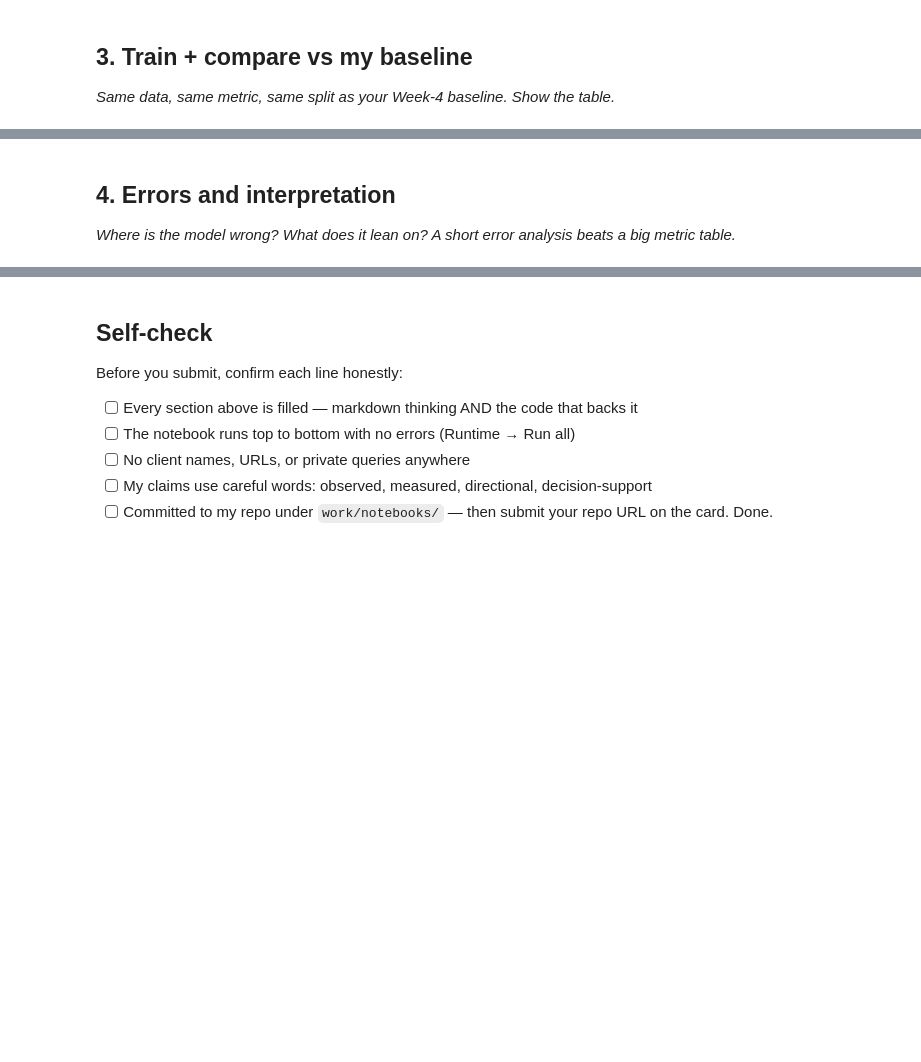
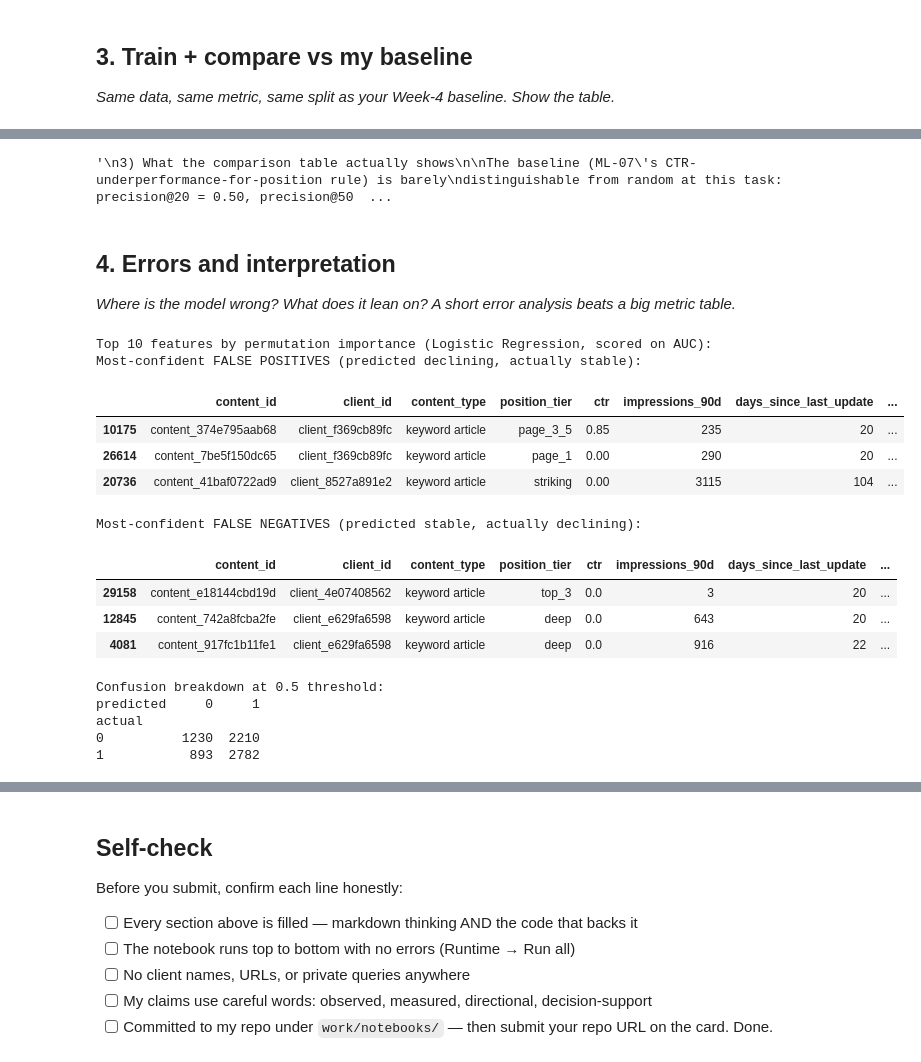
Before and after one commit to reetuparabat/flyrank-ml-internship, a Jupyter notebook: work/notebooks/w05_model.ipynb, the cells around one changed output, grey strips where cells are left out. Cells and saved outputs as stored; diff of their text form; code cells hidden in the pictures; blank space fills up the shorter version.

```diff
--- a/work/notebooks/w05_model.ipynb
+++ b/work/notebooks/w05_model.ipynb
@@ -14,3 +44,18 @@ This skeleton is yours to fill. Work the sections **in order** — each one has
 ## 2. Split design
 
 *Grouped by client? Time-aware? Say why this split is honest for your question.*
+# %%
+gss = GroupShuffleSplit(n_splits=1, test_size=0.25, random_state=RANDOM_SEED)
+train_idx, test_idx = next(gss.split(df, groups=df['client_id']))
+train_df = df.iloc[train_idx].copy()
+test_df = df.iloc[test_idx].copy()
+
+train_clients = set(train_df['client_id'])
+test_clients = set(test_df['client_id'])
+overlap = train_clients & test_clients
+
+print(f'Train: {len(train_df):,} rows, {train_df["client_id"].nunique()} clients')
+print(f'Test:  {len(test_df):,} rows, {test_df["client_id"].nunique()} clients')
+print(f'Client overlap between train/test: {len(overlap)} (must be 0)')
+print(f'Train decline rate: {train_df["is_declining_label"].mean():.4f} | '
+      f'Test decline rate: {test_df["is_declining_label"].mean():.4f}')
@@ -21,4 +188,67 @@ This skeleton is yours to fill. Work the sections **in order** — each one has
+# %%
+"""
+3) What the comparison table actually shows
+
+The baseline (ML-07's CTR-underperformance-for-position rule) is barely
+distinguishable from random at this task: precision@20 = 0.50, precision@50 =
+0.50, precision@100 = 0.46 -- all at or BELOW the 0.517 base rate, and its
+ROC-AUC (0.508) is essentially a coin flip. That is not a modeling failure,
+it's an honest finding: the baseline was built to rank "CTR-fix opportunity,"
+a different target than "is this page declining." It was never designed to
+predict decline, so of course it doesn't -- and precision@K makes that visible
+in a way accuracy alone would have hidden.
+
+Logistic Regression is the clear winner at every K: precision@20 = 0.85 (vs.
+0.517 base rate -- a real, large lift), precision@50 = 0.68, precision@100 =
+0.70, ROC-AUC = 0.582. Random Forest is weaker than Logistic Regression at
+every K (0.60 / 0.56 / 0.52) despite being the more complex model -- per the
+skill's rule that complexity has to earn its place, it does not here, so my
+answer for this lane is Logistic Regression, not Random Forest.
+
+I'm keeping both in the table rather than hiding the loser, because "the
+simpler model won" is itself the finding the skill asks for.
+"""
+# %% [output]
+'\n3) What the comparison table actually shows\n\nThe baseline (ML-07\'s CTR-underperformance-for-position rule) is barely\ndistinguishable from random at this task: precision@20 = 0.50, precision@50  ...
 # %% [markdown]
 ## 4. Errors and interpretation
 
 *Where is the model wrong? What does it lean on? A short error analysis beats a big metric table.*
+# %%
+perm_lr = permutation_importance(logreg, X_test, y_test, n_repeats=15,
+                                   random_state=RANDOM_SEED, scoring='roc_auc', n_jobs=-1)
+imp_lr = pd.DataFrame({'feature': X_test.columns,
+                       'importance_mean': perm_lr.importances_mean,
+                       'importance_std': perm_lr.importances_std}
+                      ).sort_values('importance_mean', ascending=False)
+print('Top 10 features by permutation importance (Logistic Regression, scored on AUC):')
+imp_lr.head(10)
+test_df['logreg_pred'] = (test_df['logreg_score'] >= 0.5).astype(int)
+false_pos = test_df[(test_df['logreg_pred']==1) & (test_df[TARGET]==0)].sort_values('logreg_score', ascending=False)
+false_neg = test_df[(test_df['logreg_pred']==0) & (test_df[TARGET]==1)].sort_values('logreg_score', ascending=True)
+
+cols_show = ['content_id','client_id','content_type','position_tier','ctr',
+             'impressions_90d','days_since_last_update','freshness_tier','logreg_score', TARGET]
+print('Most-confident FALSE POSITIVES (predicted declining, actually stable):')
+display(false_pos[cols_show].head(3))
+print('Most-confident FALSE NEGATIVES (predicted stable, actually declining):')
+display(false_neg[cols_show].head(3))
+print('Confusion breakdown at 0.5 threshold:')
+print(pd.crosstab(test_df[TARGET], test_df['logreg_pred'], rownames=['actual'], colnames=['predicted']))
+# %% [output]
+Top 10 features by permutation importance (Logistic Regression, scored on AUC):
+Most-confident FALSE POSITIVES (predicted declining, actually stable):
+|  | content_id | client_id | content_type | position_tier | ctr | impressions_90d | days_since_last_update | ... |
+| 10175 | content_374e795aab68 | client_f369cb89fc | keyword article | page_3_5 | 0.85 | 235 | 20 | ... |
+| 26614 | content_7be5f150dc65 | client_f369cb89fc | keyword article | page_1 | 0.00 | 290 | 20 | ... |
+| 20736 | content_41baf0722ad9 | client_8527a891e2 | keyword article | striking | 0.00 | 3115 | 104 | ... |
+Most-confident FALSE NEGATIVES (predicted stable, actually declining):
+|  | content_id | client_id | content_type | position_tier | ctr | impressions_90d | days_since_last_update | ... |
+| 29158 | content_e18144cbd19d | client_4e07408562 | keyword article | top_3 | 0.0 | 3 | 20 | ... |
+| 12845 | content_742a8fcba2fe | client_e629fa6598 | keyword article | deep | 0.0 | 643 | 20 | ... |
+| 4081 | content_917fc1b11fe1 | client_e629fa6598 | keyword article | deep | 0.0 | 916 | 22 | ... |
+Confusion breakdown at 0.5 threshold:
+predicted     0     1
+actual
+0          1230  2210
+1           893  2782
```
Also changed, not shown: parts of 6 cells of this notebook.
